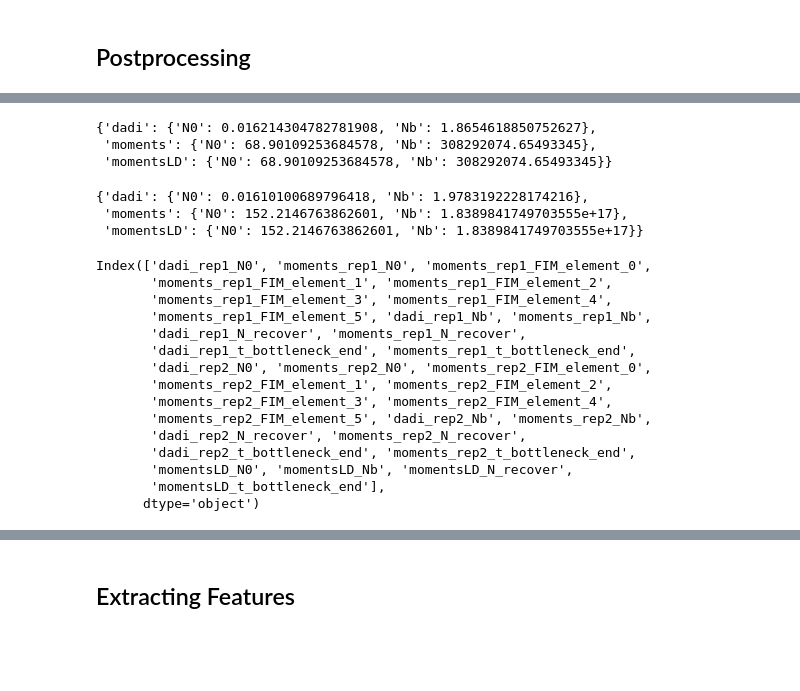
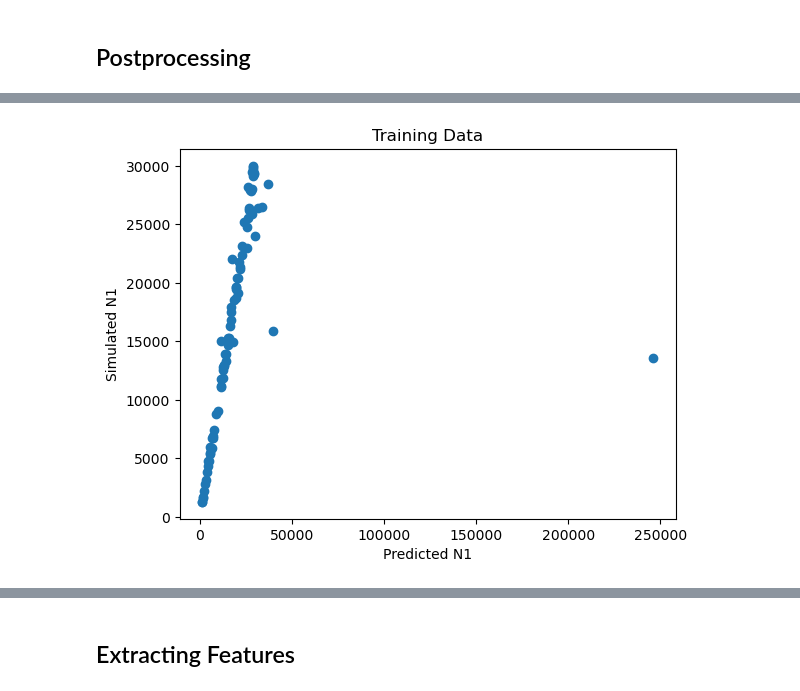
Before and after one commit to ak1376/Demographic_Inference, a Jupyter notebook: notebooks/running_remaining_rules.ipynb, the cells around one changed output, grey strips where cells are left out. Drawn from its saved outputs; the diff is of its cells as text; code cells hidden in the pictures; blank space fills up the shorter version.

```diff
--- a/notebooks/running_remaining_rules.ipynb
+++ b/notebooks/running_remaining_rules.ipynb
@@ -638,30 +208,9 @@ plot_mse_and_sem(validation_mse, validation_sem, "Validation MSE by Parameter an
-# %%
-training_mse
-# %% [output]
-{'dadi': {'N0': 0.016214304782781908, 'Nb': 1.8654618850752627},
- 'moments': {'N0': 68.90109253684578, 'Nb': 308292074.65493345},
- 'momentsLD': {'N0': 68.90109253684578, 'Nb': 308292074.65493345}}
-# %%
-validation_mse
-# %% [output]
-{'dadi': {'N0': 0.01610100689796418, 'Nb': 1.9783192228174216},
- 'moments': {'N0': 152.2146763862601, 'Nb': 1.8389841749703555e+17},
- 'momentsLD': {'N0': 152.2146763862601, 'Nb': 1.8389841749703555e+17}}
-# %%
-post['training']['predictions'].columns
-# %% [output]
-Index(['dadi_rep1_N0', 'moments_rep1_N0', 'moments_rep1_FIM_element_0',
-       'moments_rep1_FIM_element_1', 'moments_rep1_FIM_element_2',
-       'moments_rep1_FIM_element_3', 'moments_rep1_FIM_element_4',
-       'moments_rep1_FIM_element_5', 'dadi_rep1_Nb', 'moments_rep1_Nb',
-       'dadi_rep1_N_recover', 'moments_rep1_N_recover',
-       'dadi_rep1_t_bottleneck_end', 'moments_rep1_t_bottleneck_end',
-       'dadi_rep2_N0', 'moments_rep2_N0', 'moments_rep2_FIM_element_0',
-       'moments_rep2_FIM_element_1', 'moments_rep2_FIM_element_2',
-       'moments_rep2_FIM_element_3', 'moments_rep2_FIM_element_4',
-       'moments_rep2_FIM_element_5', 'dadi_rep2_Nb', 'moments_rep2_Nb',
-       'dadi_rep2_N_recover', 'moments_rep2_N_recover',
-       'dadi_rep2_t_bottleneck_end', 'moments_rep2_t_bottleneck_end',
-       'momentsLD_N0', 'momentsLD_Nb', 'momentsLD_N_recover',
-       'momentsLD_t_bottleneck_end'],
-      dtype='object')
+# %%
+plt.figure()
+plt.scatter(preproc['training']['predictions']['momentsLD_N1'], preproc['training']['targets']['simulated_params_N1'])
+plt.xlabel('Predicted N1')
+plt.ylabel('Simulated N1')
+plt.title('Training Data')
+plt.show()
+# %% [output]
+[figure, added]
```
Also changed, not shown: parts of 55 cells of this notebook, 4 other files.
